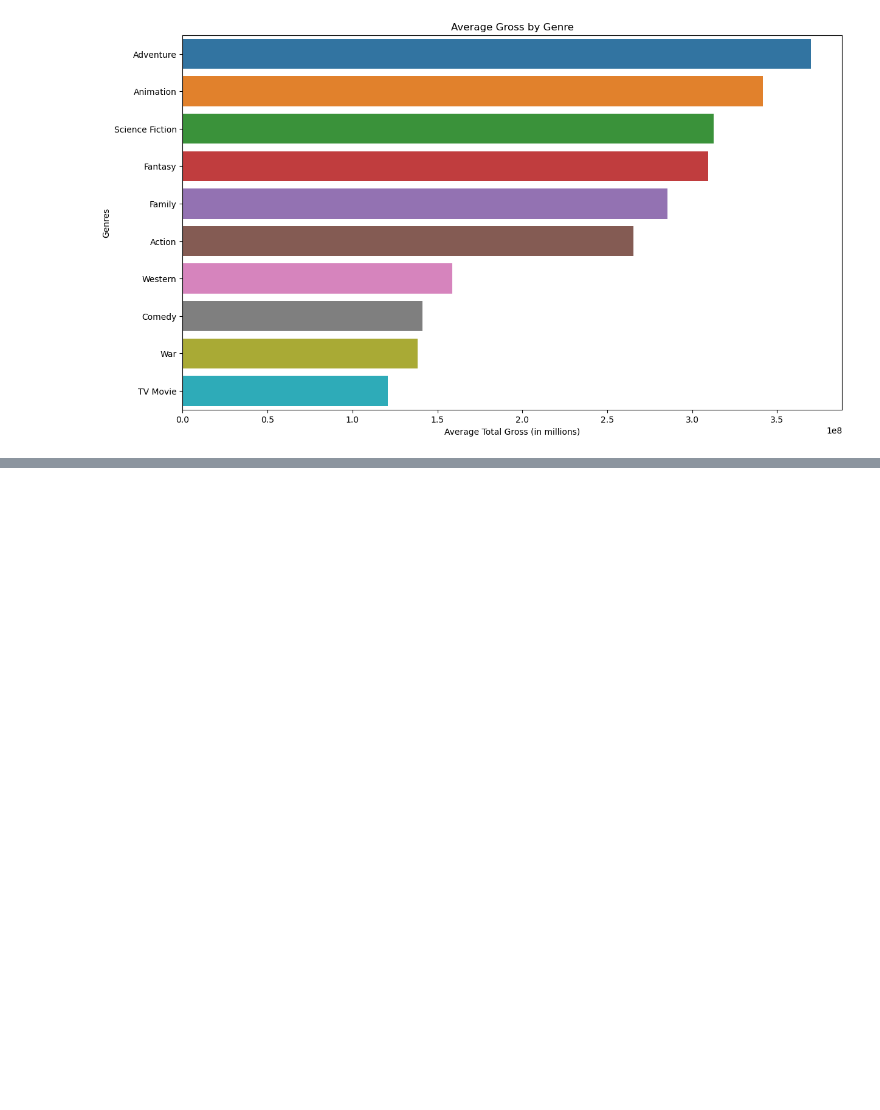
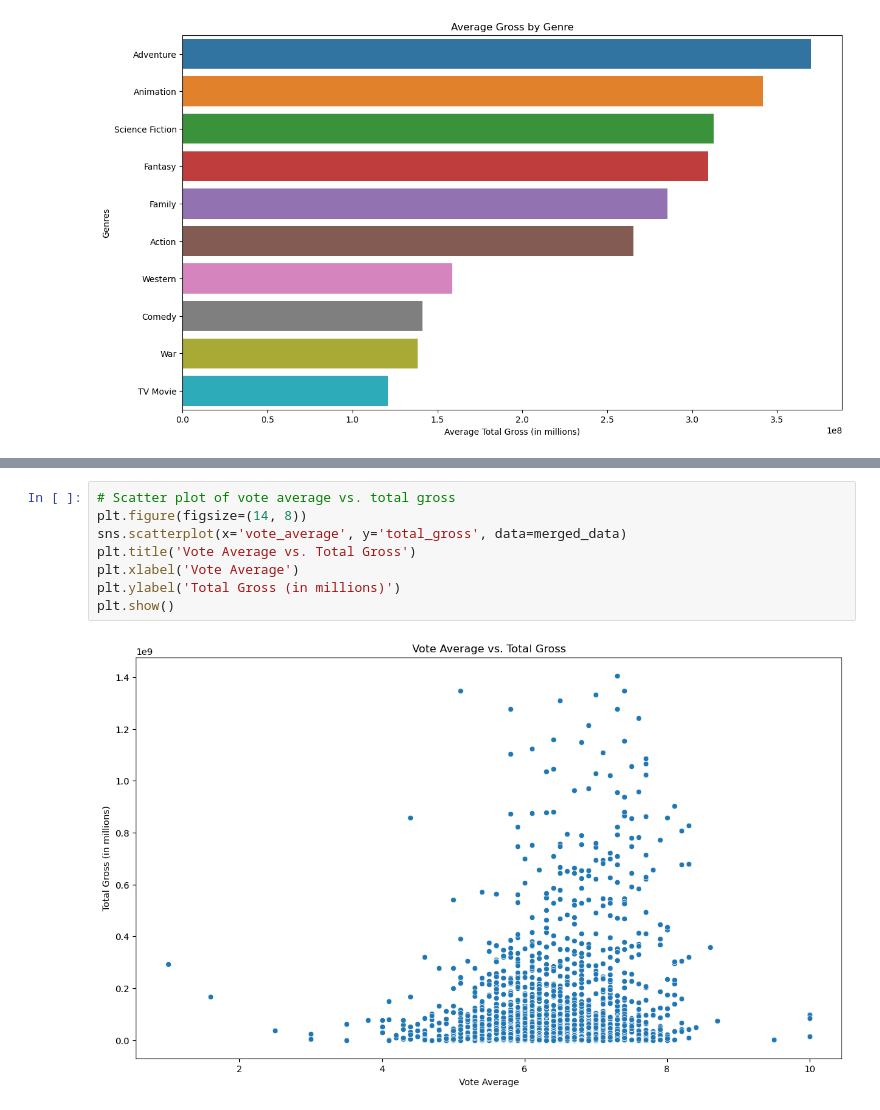
Before and after one commit to cecy84/dsc-phase-1-project-v2-4-master, a Jupyter notebook: student.ipynb, the cells around one changed output, grey strips where cells are left out. Saved outputs shown, nothing was run; the diff lists cells and outputs as text; blank space fills up the shorter version.

```diff
--- a/student.ipynb
+++ b/student.ipynb
@@ -264,0 +280,10 @@ plt.show()
+# %%
+# Scatter plot of vote average vs. total gross
+plt.figure(figsize=(14, 8))
+sns.scatterplot(x='vote_average', y='total_gross', data=merged_data)
+plt.title('Vote Average vs. Total Gross')
+plt.xlabel('Vote Average')
+plt.ylabel('Total Gross (in millions)')
+plt.show()
+# %% [output]
+[figure, added]
```
Also changed, not shown: parts of 3 cells of this notebook.
